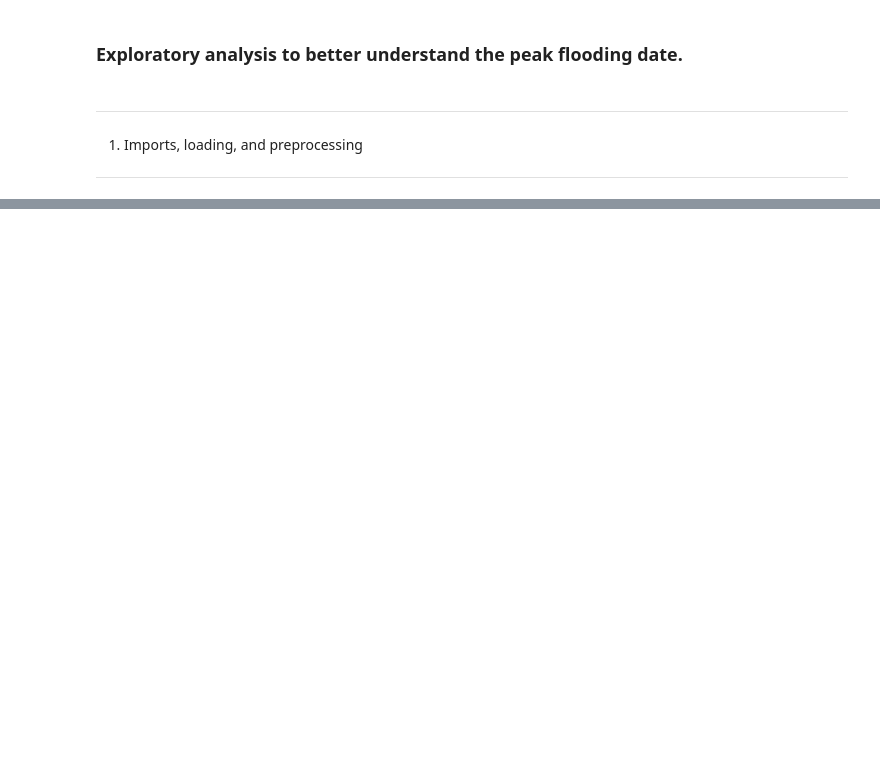
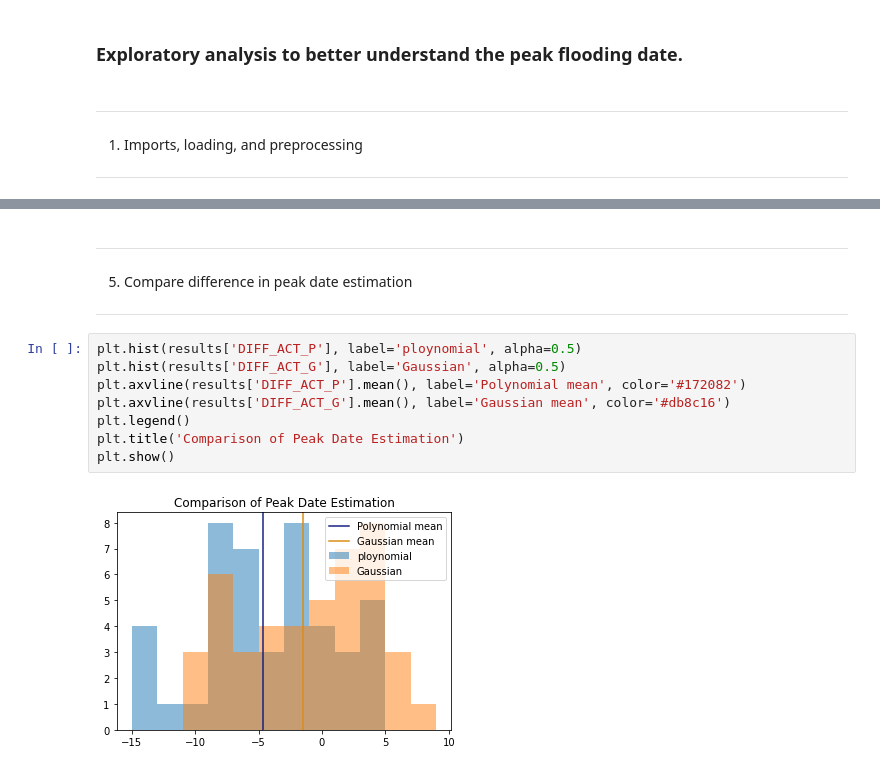
Before and after one commit to OCHA-DAP/pa-bangladesh-aa, a Jupyter notebook: notebooks/20201023_Funcfit.ipynb, the cells around one changed output, grey strips where cells are left out. Cells and saved outputs as stored; diff of their text form; blank space fills up the shorter version.

```diff
--- a/notebooks/20201023_Funcfit.ipynb
+++ b/notebooks/20201023_Funcfit.ipynb
@@ -185,0 +138,14 @@ plt.xticks(rotation=45)
+# %% [markdown]
+---
+5. Compare difference in peak date estimation
+---
+# %%
+plt.hist(results['DIFF_ACT_P'], label='ploynomial', alpha=0.5)
+plt.hist(results['DIFF_ACT_G'], label='Gaussian', alpha=0.5)
+plt.axvline(results['DIFF_ACT_P'].mean(), label='Polynomial mean', color='#172082')
+plt.axvline(results['DIFF_ACT_G'].mean(), label='Gaussian mean', color='#db8c16')
+plt.legend()
+plt.title('Comparison of Peak Date Estimation')
+plt.show()
+# %% [output]
+[figure, added]
```
Also changed, not shown: parts of 24 cells of this notebook, 10 other files.
